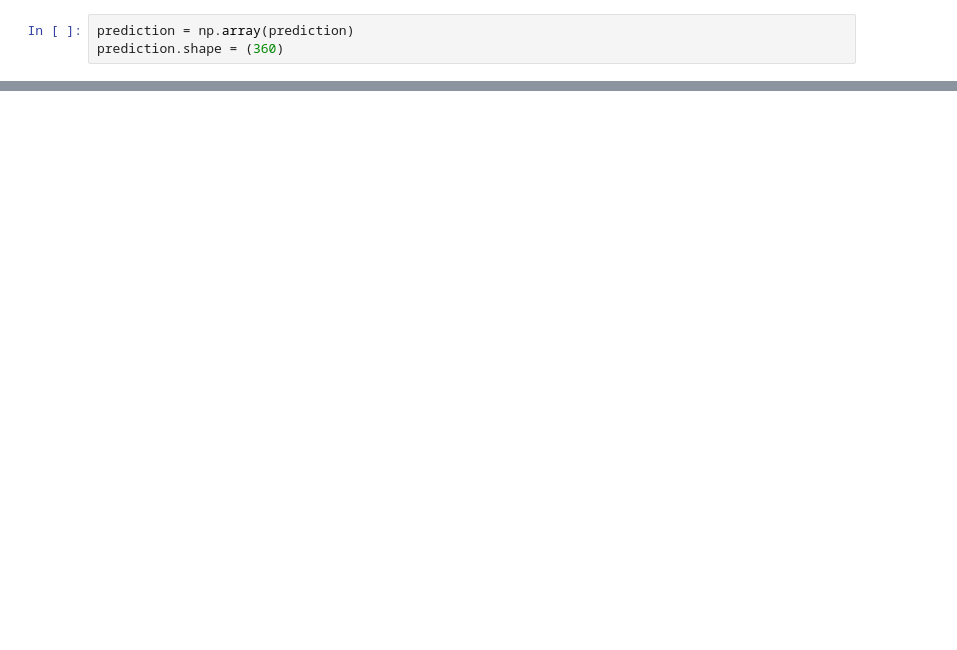
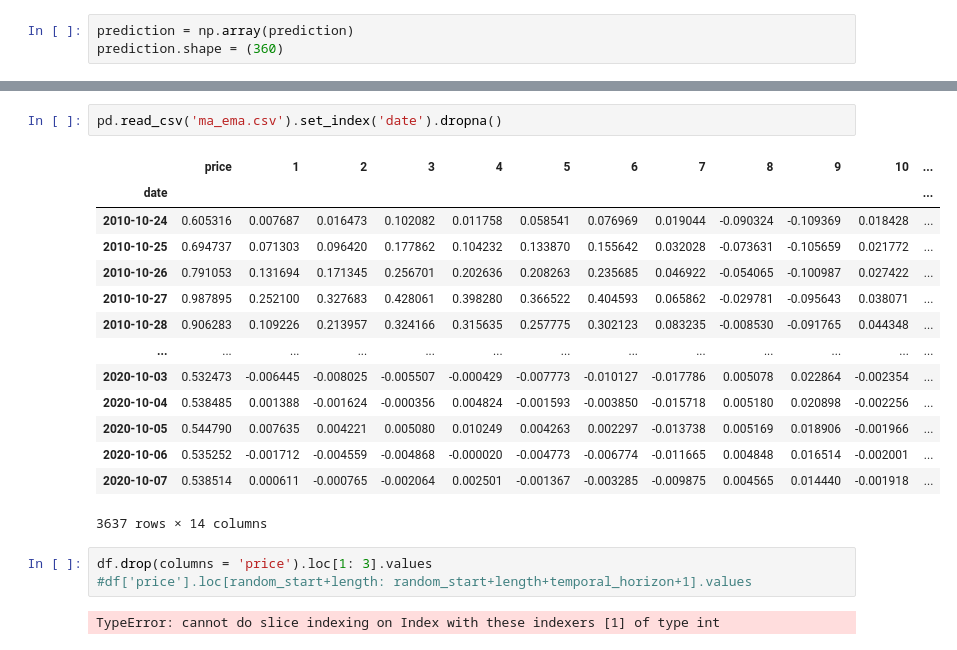
Before and after one commit to antoinepln/BTC_forecasting, a Jupyter notebook: Wavelet transform-Copy1.ipynb, the cells around one changed output, grey strips where cells are left out. Cells and saved outputs as stored; diff of their text form; blank space fills up the shorter version.

```diff
--- a/Wavelet transform-Copy1.ipynb
+++ b/Wavelet transform-Copy1.ipynb
@@ -230,0 +289,22 @@ for x in len(data) :
+# %%
+pd.read_csv('ma_ema.csv').set_index('date').dropna()
+# %% [output]
+|  | price | 1 | 2 | 3 | 4 | 5 | 6 | 7 | 8 | 9 | 10 | ... |
+| date |  |  |  |  |  |  |  |  |  |  |  | ... |
+| 2010-10-24 | 0.605316 | 0.007687 | 0.016473 | 0.102082 | 0.011758 | 0.058541 | 0.076969 | 0.019044 | -0.090324 | -0.109369 | 0.018428 | ... |
+| 2010-10-25 | 0.694737 | 0.071303 | 0.096420 | 0.177862 | 0.104232 | 0.133870 | 0.155642 | 0.032028 | -0.073631 | -0.105659 | 0.021772 | ... |
+| 2010-10-26 | 0.791053 | 0.131694 | 0.171345 | 0.256701 | 0.202636 | 0.208263 | 0.235685 | 0.046922 | -0.054065 | -0.100987 | 0.027422 | ... |
+| 2010-10-27 | 0.987895 | 0.252100 | 0.327683 | 0.428061 | 0.398280 | 0.366522 | 0.404593 | 0.065862 | -0.029781 | -0.095643 | 0.038071 | ... |
+| 2010-10-28 | 0.906283 | 0.109226 | 0.213957 | 0.324166 | 0.315635 | 0.257775 | 0.302123 | 0.083235 | -0.008530 | -0.091765 | 0.044348 | ... |
+| ... | ... | ... | ... | ... | ... | ... | ... | ... | ... | ... | ... | ... |
+| 2020-10-03 | 0.532473 | -0.006445 | -0.008025 | -0.005507 | -0.000429 | -0.007773 | -0.010127 | -0.017786 | 0.005078 | 0.022864 | -0.002354 | ... |
+| 2020-10-04 | 0.538485 | 0.001388 | -0.001624 | -0.000356 | 0.004824 | -0.001593 | -0.003850 | -0.015718 | 0.005180 | 0.020898 | -0.002256 | ... |
+| 2020-10-05 | 0.544790 | 0.007635 | 0.004221 | 0.005080 | 0.010249 | 0.004263 | 0.002297 | -0.013738 | 0.005169 | 0.018906 | -0.001966 | ... |
+| 2020-10-06 | 0.535252 | -0.001712 | -0.004559 | -0.004868 | -0.000020 | -0.004773 | -0.006774 | -0.011665 | 0.004848 | 0.016514 | -0.002001 | ... |
+| 2020-10-07 | 0.538514 | 0.000611 | -0.000765 | -0.002064 | 0.002501 | -0.001367 | -0.003285 | -0.009875 | 0.004565 | 0.014440 | -0.001918 | ... |
+3637 rows × 14 columns
+# %%
+df.drop(columns = 'price').loc[1: 3].values
+#df['price'].loc[random_start+length: random_start+length+temporal_horizon+1].values
+# %% [output]
+TypeError: cannot do slice indexing on Index with these indexers [1] of type int
```
Also changed, not shown: parts of 22 cells of this notebook, 2 other files.
